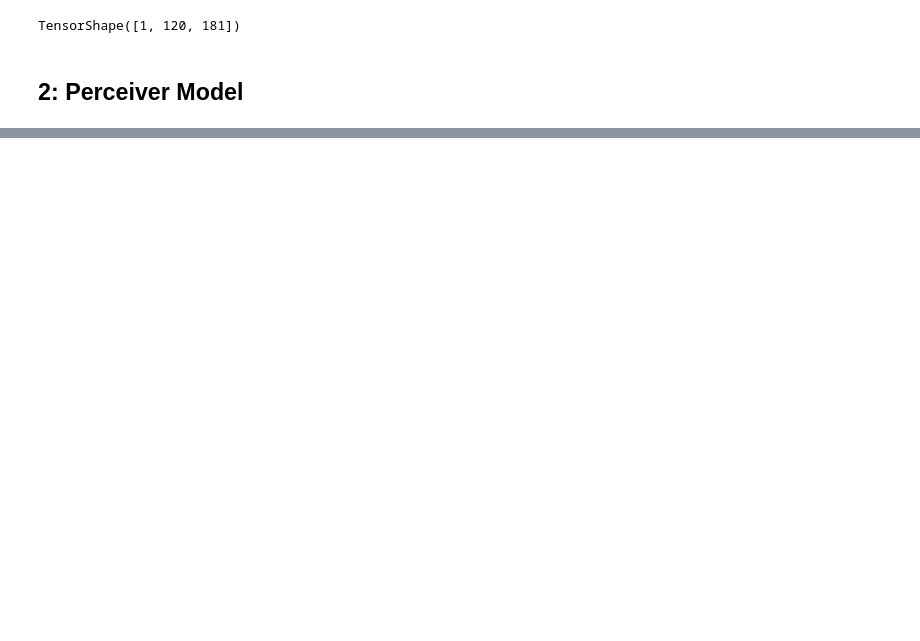
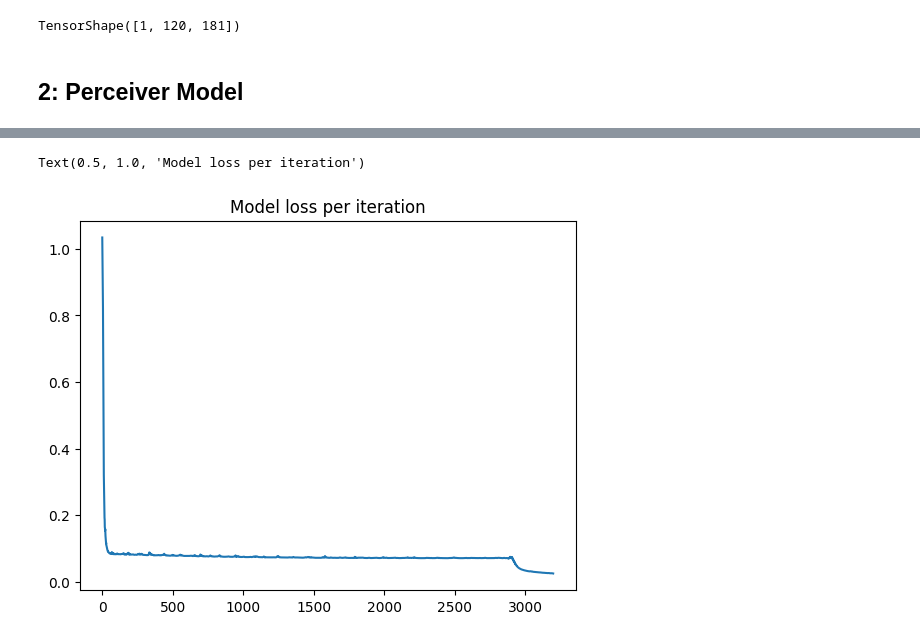
Before and after one commit to amanb2000/Multimodal_Foundation, a Jupyter notebook: sketch/06_TAE_Full.ipynb.ipynb, the cells around one changed output, grey strips where cells are left out. Saved outputs shown, nothing was run; the diff lists cells and outputs as text; code cells hidden in the pictures; blank space fills up the shorter version.

Commit message:
Functional (but weird training loss) overfit MVP TAE in notebook 06git add 06_TAE_Full.ipynb.ipynb !

```diff
--- a/sketch/06_TAE_Full.ipynb.ipynb
+++ b/sketch/06_TAE_Full.ipynb.ipynb
@@ -295,0 +422,9 @@ TensorShape([1, 120, 181])
+# %%
+## Training loop!
+# Compiling the model
+mvp_tae.compile(
+    loss=tf.keras.losses.MeanSquaredError(),
+    optimizer=tf.keras.optimizers.Adam(learning_rate=0.0001)
+)
+# %%
+history = mvp_tae.fit(poscode_reconstruct_me, poscode_reconstruct_me, batch_size=1, epochs=3200, validation_split=0.0, verbose=1)
@@ -295,0 +449,6 @@ TensorShape([1, 120, 181])
+# %%
+plt.plot(history.history['loss'])
+plt.title("Model loss per iteration")
+# %% [output]
+Text(0.5, 1.0, 'Model loss per iteration')
+[figure, added]
```
Also changed, not shown: parts of 11 cells of this notebook.
